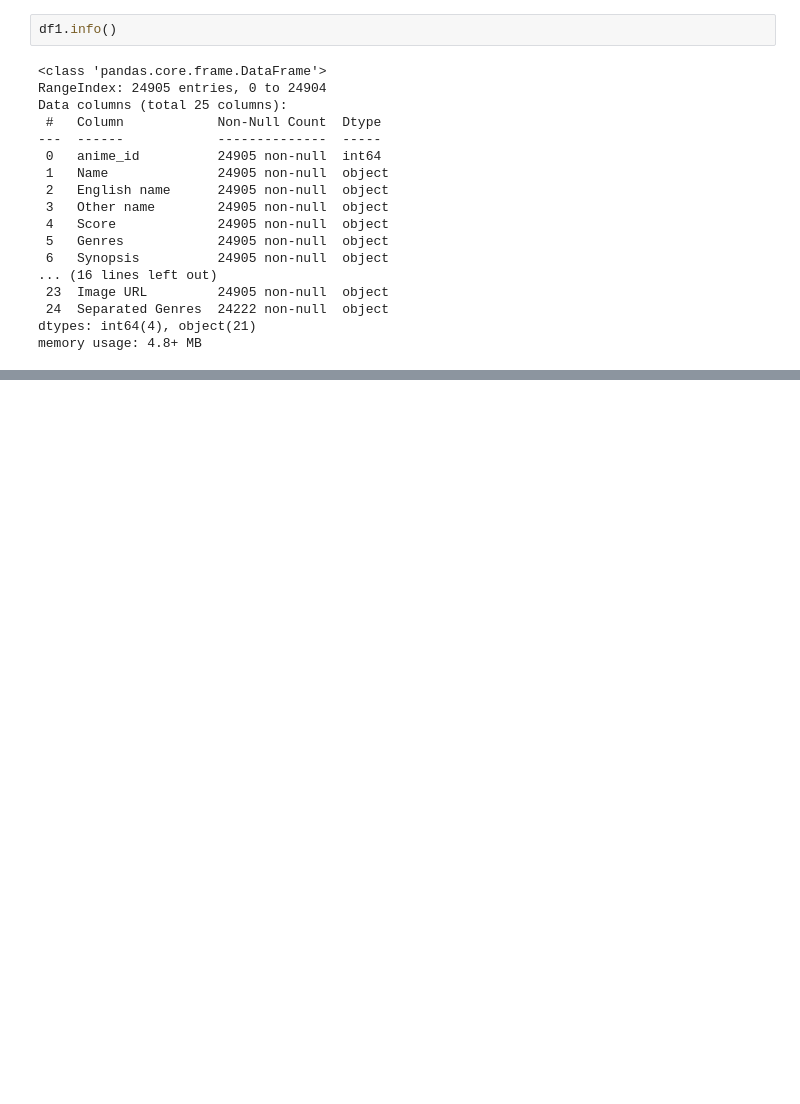
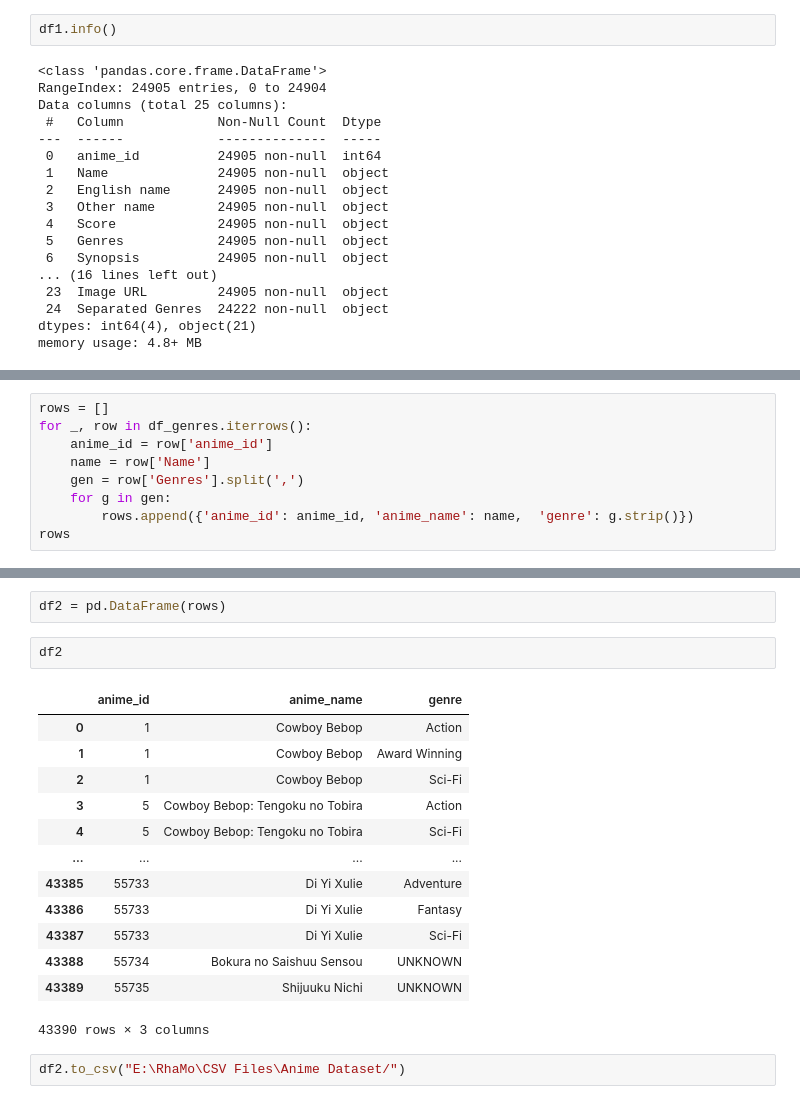
Before and after one commit to imirransom7/Anime-Recommendation-App, a Jupyter notebook: genre_transformation.ipynb, the cells around one changed output, grey strips where cells are left out. Saved outputs shown, nothing was run; the diff lists cells and outputs as text; blank space fills up the shorter version.

```diff
--- a/genre_transformation.ipynb
+++ b/genre_transformation.ipynb
@@ -499,0 +517,9 @@ memory usage: 4.8+ MB
+# %%
+rows = []
+for _, row in df_genres.iterrows():
+    anime_id = row['anime_id']
+    name = row['Name']
+    gen = row['Genres'].split(',')
+    for g in gen:
+        rows.append({'anime_id': anime_id, 'anime_name': name,  'genre': g.strip()})
+rows
@@ -499,0 +544,20 @@ memory usage: 4.8+ MB
+# %%
+df2 = pd.DataFrame(rows)
+# %%
+df2
+# %% [output]
+|  | anime_id | anime_name | genre |
+| 0 | 1 | Cowboy Bebop | Action |
+| 1 | 1 | Cowboy Bebop | Award Winning |
+| 2 | 1 | Cowboy Bebop | Sci-Fi |
+| 3 | 5 | Cowboy Bebop: Tengoku no Tobira | Action |
+| 4 | 5 | Cowboy Bebop: Tengoku no Tobira | Sci-Fi |
+| ... | ... | ... | ... |
+| 43385 | 55733 | Di Yi Xulie | Adventure |
+| 43386 | 55733 | Di Yi Xulie | Fantasy |
+| 43387 | 55733 | Di Yi Xulie | Sci-Fi |
+| 43388 | 55734 | Bokura no Saishuu Sensou | UNKNOWN |
+| 43389 | 55735 | Shijuuku Nichi | UNKNOWN |
+43390 rows × 3 columns
+# %%
+df2.to_csv("E:\RhaMo\CSV Files\Anime Dataset/")
```
Also changed, not shown: parts of 10 cells of this notebook.
